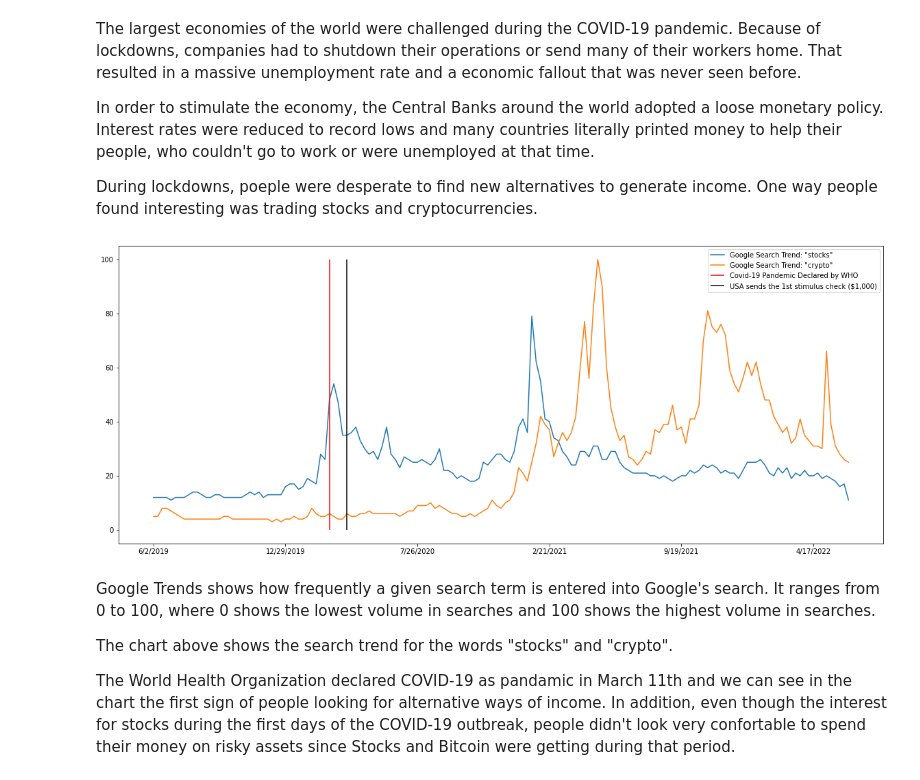
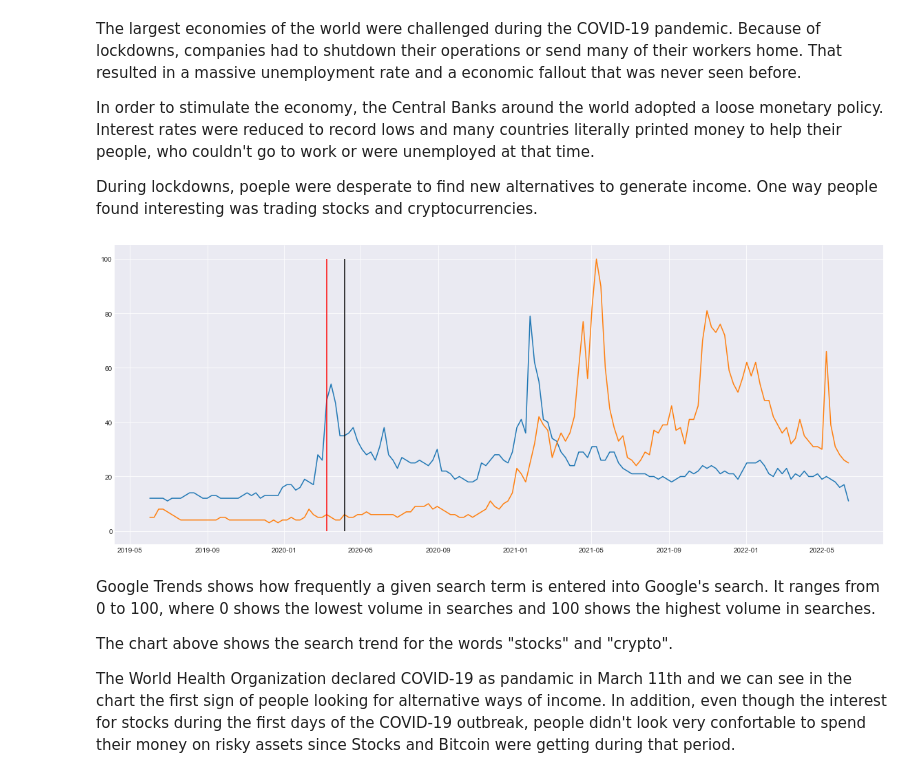
Before and after one commit to joaofelipemb/Bitcoin-Analysis, a Jupyter notebook: bitcoin_analysis2.ipynb, the cells around one changed output. Cells and saved outputs as stored; diff of their text form; code cells hidden in the pictures.

```diff
--- a/bitcoin_analysis2.ipynb
+++ b/bitcoin_analysis2.ipynb
@@ -8,10 +8,17 @@ from datetime import datetime, date
 import pandas as pd
 import pandas_datareader as web
 import numpy as np
+import matplotlib as mpl
+import matplotlib.ticker as mtick
 import matplotlib.pyplot as plt
 import mplfinance as mpf
 import seaborn as sns
 from math import sqrt
+import warnings
+
+
+warnings.filterwarnings('ignore')
+mpl.style.use('seaborn-darkgrid')
 # %% [markdown]
 The largest economies of the world were challenged during the COVID-19 pandemic. Because of lockdowns, companies had to shutdown their operations or send many of their workers home. That resulted in a massive unemployment rate and a economic fallout that was never seen before.
 
@@ -19,23 +26,21 @@ In order to stimulate the economy, the Central Banks around the world adopted a
 
 During lockdowns, poeple were desperate to find new alternatives to generate income. One way people found interesting was trading stocks and cryptocurrencies.
 # %%
-stocks_crypto_trend = pd.read_csv("stocks_and_crypto.csv").set_index("Week")
+stocks_crypto_trend = pd.read_csv("stocks_and_crypto.csv", parse_dates=True, index_col='Week' )
 # %%
 # Plotting Google Trends Data
 fig, ax = plt.subplots(figsize=(20,8))
 
 # Setting the plot data
 ax.plot(stocks_crypto_trend['stocks'], label='Google Search Trend: "stocks"')
 ax.plot(stocks_crypto_trend['crypto'], label = 'Google Search Trend: "crypto"')
 ax.vlines(stocks_crypto_trend.index.to_frame().loc['3/8/2020'], ymax=100, ymin=0, color= 'red', label="Covid-19 Pandemic Declared by WHO", linestyle='solid')
 ax.vlines(stocks_crypto_trend.index.to_frame().loc['4/5/2020'], ymax=100, ymin=0, color= 'black', label="USA sends the 1st stimulus check ($1,000)", linestyle='solid')
 
-# Formatting the plot
-plt.xticks(np.arange(0, len(stocks_crypto_trend['stocks'])+1, 30))
-plt.legend()
+
 None
 # %% [output]
-[figure, old version]
+[figure, new version]
 # %% [markdown]
 Google Trends shows how frequently a given search term is entered into Google's search. It ranges from  0 to 100, where 0 shows the lowest volume in searches and 100 shows the highest volume in searches.
 
```
Also changed, not shown: parts of 41 cells of this notebook, 5 other files.
